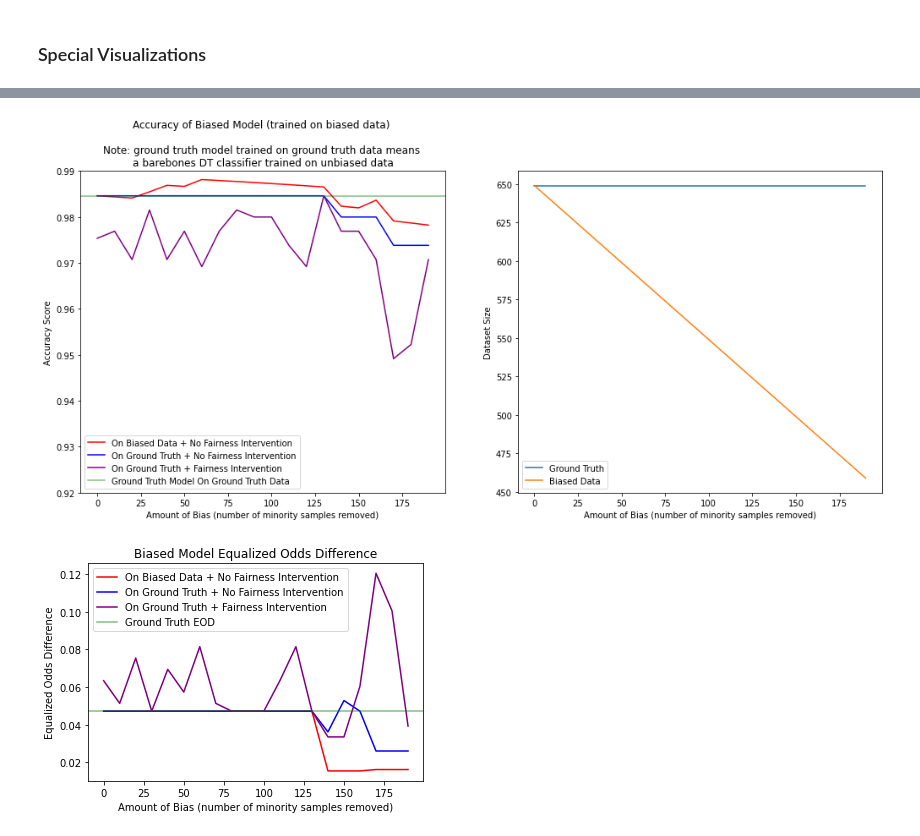
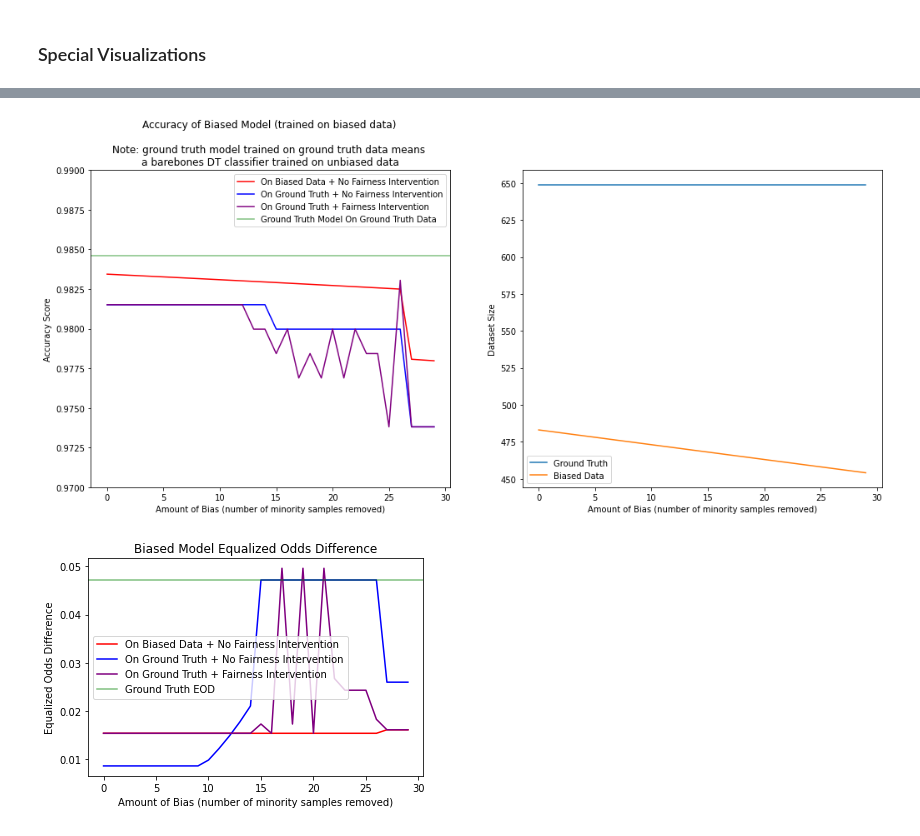
Before and after one commit to mnagired/fairness-sandbox, a Jupyter notebook: sandbox.ipynb, the cells around one changed output, grey strips where cells are left out. Drawn from its saved outputs; the diff is of its cells as text; code cells hidden in the pictures.

```diff
--- a/sandbox.ipynb
+++ b/sandbox.ipynb
@@ -197,11 +198,17 @@ df_favored = df_por[df_por['address'] == 'U']
 df_unfavored = df_por[df_por['address'] == 'R']
 # %%
 # unfavored group with negative label
-df_unfavored[df_unfavored['pass'] == 0]
+df_unfavored_negative = df_unfavored[df_unfavored['pass'] == 0]
 
-# unfavored group with positive label
-df_unfavored[df_unfavored['pass'] == 1]
+# unfavored group with positive label (preferred)
+df_unfavored_positive = df_unfavored[df_unfavored['pass'] == 1]
 
 # differences in label counts for unfavored group
 df_unfavored['pass'].value_counts()
+
+df_total = pd.concat([df_favored, df_unfavored_negative])
+
+print(len(df_unfavored_positive))
+print(len(df_unfavored_negative))
+#len(df_total)
 # %% [output]
@@ -212,13 +218,13 @@ Name: pass, dtype: int64
 ### Under-Sampling Process
 # %%
 # under-sampling process
-df_undersampled = df_unfavored.sample(n=190, random_state=42)
+df_undersampled = df_unfavored_positive.sample(n=31, random_state=42)
 
 #print(df_favored.shape, df_unfavored.shape, df_undersampled.shape)
 
 # combine undersampled and original favored class to create dataset
-df_concat = pd.concat([df_favored,df_undersampled])
-df_concat.shape
+df_concat = pd.concat([df_total,df_undersampled])
+#print(df_concat.shape)
 
 # for fairness measures later
 df_sens = df_concat['address']
@@ -643,7 +649,7 @@ visualizations(bias_amts, accuracy_on_biased, accuracy_on_true, eod_on_true, eod
 # %% [markdown]
 ### Special Visualizations
 # %%
-bias_amts = list(range(0,200,10))
+bias_amts = list(range(0,30))
 accuracy_on_true = []
 accuracy_on_biased = []
 accuracy_on_true_mitigated = []
@@ -657,14 +663,15 @@ table = []
 classifier_true = classifier.fit(X_true, y_true)
 y_pred_truth = classifier_true.predict(X_true)
 
-df_undersampled = df_unfavored.sample(n=len(df_unfavored), random_state=42)
+df_undersampled = df_unfavored_positive.sample(n=len(df_unfavored_positive), random_state=42)
 
-for i in range(20):
+for i in range(30):
     # under-sampling process
+    print(len(df_undersampled))
     if i == 0:
         df_undersampled = df_undersampled.sample(n=len(df_undersampled), random_state=42)
     else:
-        df_undersampled = df_undersampled.sample(n=len(df_undersampled)-10, random_state=42)
+        df_undersampled = df_undersampled.sample(n=len(df_undersampled)-1, random_state=42)
 
     # combine undersampled and original favored class to create dataset
     df_concat = pd.concat([df_favored,df_undersampled])
@@ -683,7 +690,9 @@ for i in range(20):
     dataset_size_bias.append(X_bias_true.shape[0])
     classifier_bias = classifier.fit(X_bias_true, y_bias_true)
 
-    constraint = DemographicParity()
+    constraint = EqualizedOdds()
+    #constraint =DemographicParitymographicParity()
+
     mitigator_bias = ExponentiatedGradient(classifier_bias, constraint)
     mitigator_bias.fit(X_bias_true, y_bias_true, sensitive_features = df_sens)
     y_pred_mitigated_bias = classifier_bias.predict(X_bias_true)
@@ -714,27 +741,27 @@ for i in range(20):
 # %%
 plt.figure(figsize=(17,7))
 
 plt.subplot(1,2,1)
 plt.plot(bias_amts, accuracy_on_biased, label = 'On Biased Data + No Fairness Intervention', color = "red")
 plt.plot(bias_amts, accuracy_on_true, label = 'On Ground Truth + No Fairness Intervention', color = "blue")
 plt.plot(bias_amts, accuracy_on_true_mitigated, label = 'On Ground Truth + Fairness Intervention', color = "purple")
 plt.xlabel("Amount of Bias (number of minority samples removed)")
 plt.ylabel("Accuracy Score")
 plt.axhline(y=accuracy_score(y_pred_truth, y_true), color = "green", label = "Ground Truth Model On Ground Truth Data", alpha = 0.5)
 plt.title("Accuracy of Biased Model (trained on biased data) \n\nNote: ground truth model trained on ground truth data means \na barebones DT classifier trained on unbiased data")
-plt.ylim(0.92, 0.99)
+plt.ylim(0.97, 0.99)
 plt.legend()
 
 plt.subplot(1,2,2)
 plt.plot(bias_amts, dataset_size_true, label = 'Ground Truth')
 plt.plot(bias_amts, dataset_size_bias, label = 'Biased Data')
 plt.xlabel("Amount of Bias (number of minority samples removed)")
 plt.ylabel("Dataset Size")
 plt.legend()
 
 plt.show()
 # %% [output]
-[figure, old version]
+[figure, new version]
 # %%
 plt.plot(bias_amts, eod_on_biased, label = 'On Biased Data + No Fairness Intervention', color = "red")
 plt.plot(bias_amts, eod_on_true, label = 'On Ground Truth + No Fairness Intervention', color = "blue")
@@ -748,4 +775,4 @@ plt.title("Biased Model Equalized Odds Difference")
 plt.show()
 #plt.savefig("bias1.png")
 # %% [output]
-[figure, old version]
+[figure, new version]
```
Also changed, not shown: parts of 17 cells of this notebook.
